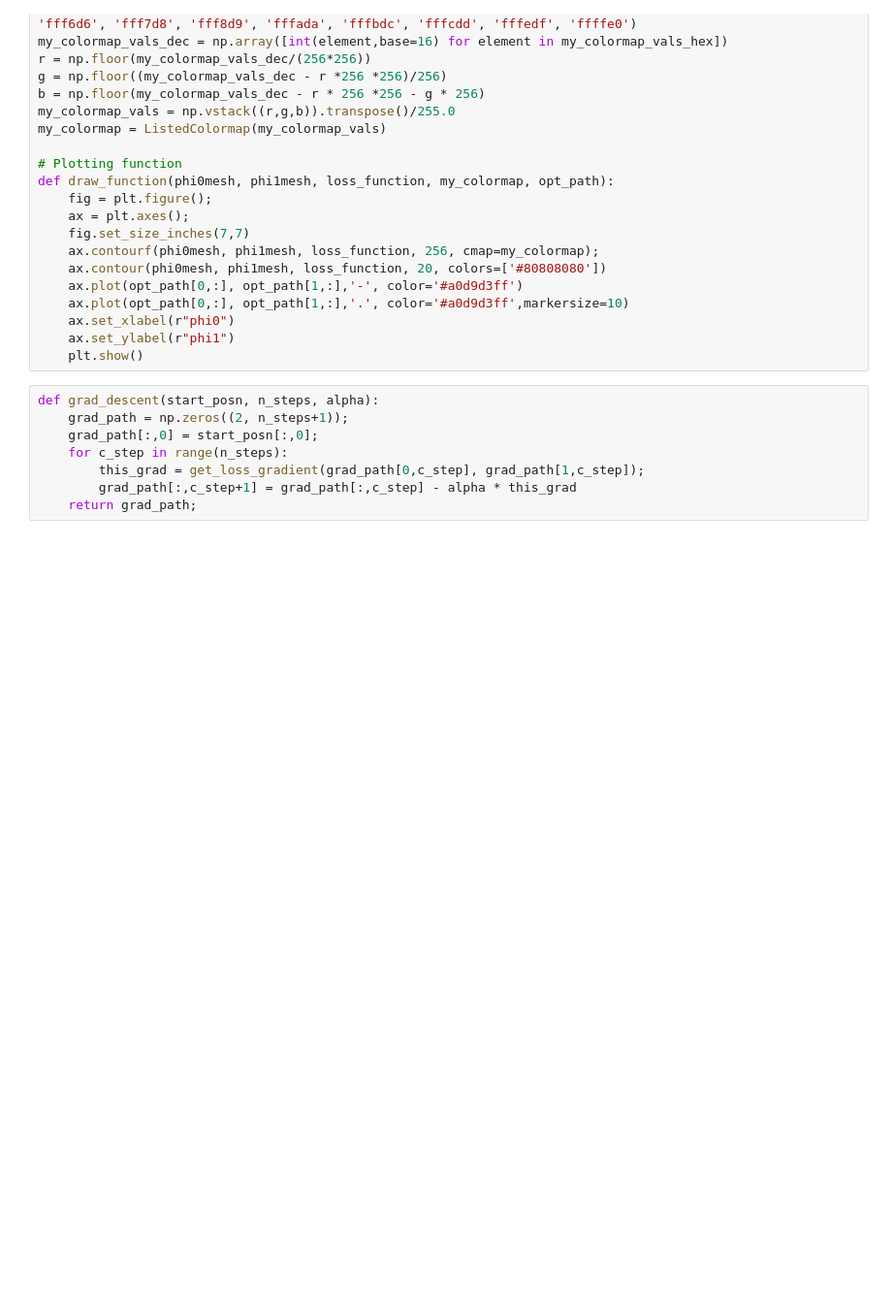
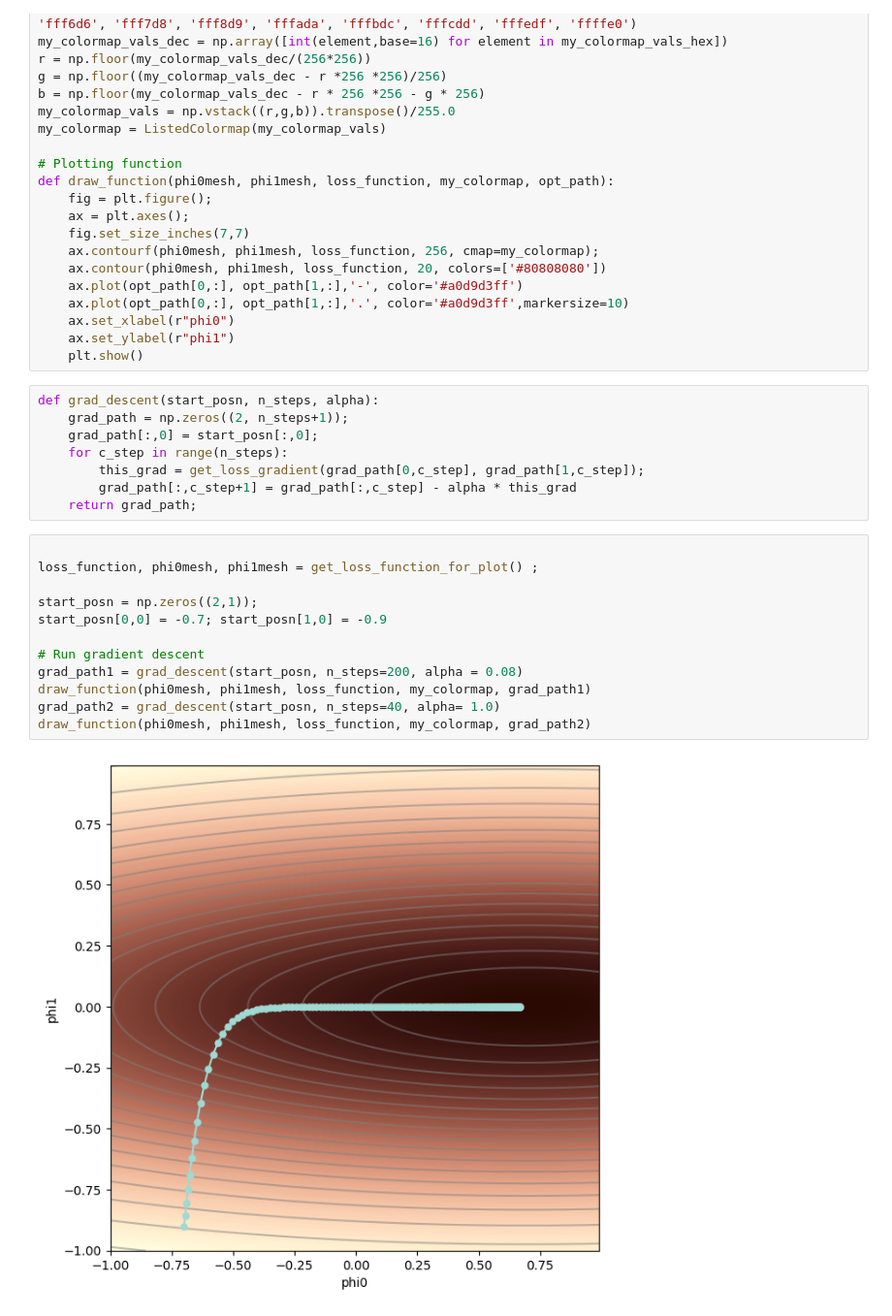
Before and after one commit to Saransh-Basu-01/Understanding-Deep-learning-, a Jupyter notebook: Chapter_6_Fitting_Models_4.ipynb, the cells around one changed output. Shown at 97% size. Cells and saved outputs as stored; diff of their text form; blank space fills up the shorter version.

```diff
--- a/Chapter_6_Fitting_Models_4.ipynb
+++ b/Chapter_6_Fitting_Models_4.ipynb
@@ -62,3 +62,17 @@ def grad_descent(start_posn, n_steps, alpha):
         this_grad = get_loss_gradient(grad_path[0,c_step], grad_path[1,c_step]);
         grad_path[:,c_step+1] = grad_path[:,c_step] - alpha * this_grad
     return grad_path;
+# %%
+
+loss_function, phi0mesh, phi1mesh = get_loss_function_for_plot() ;
+
+start_posn = np.zeros((2,1));
+start_posn[0,0] = -0.7; start_posn[1,0] = -0.9
+
+# Run gradient descent
+grad_path1 = grad_descent(start_posn, n_steps=200, alpha = 0.08)
+draw_function(phi0mesh, phi1mesh, loss_function, my_colormap, grad_path1)
+grad_path2 = grad_descent(start_posn, n_steps=40, alpha= 1.0)
+draw_function(phi0mesh, phi1mesh, loss_function, my_colormap, grad_path2)
+# %% [output]
+[figure, added]
```
Also changed, not shown: parts of 2 cells of this notebook.
